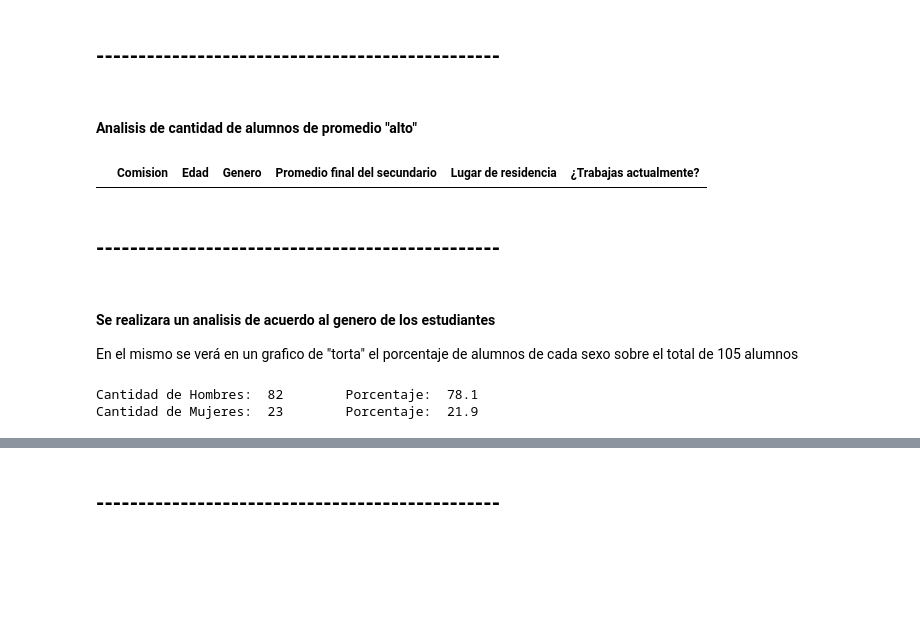
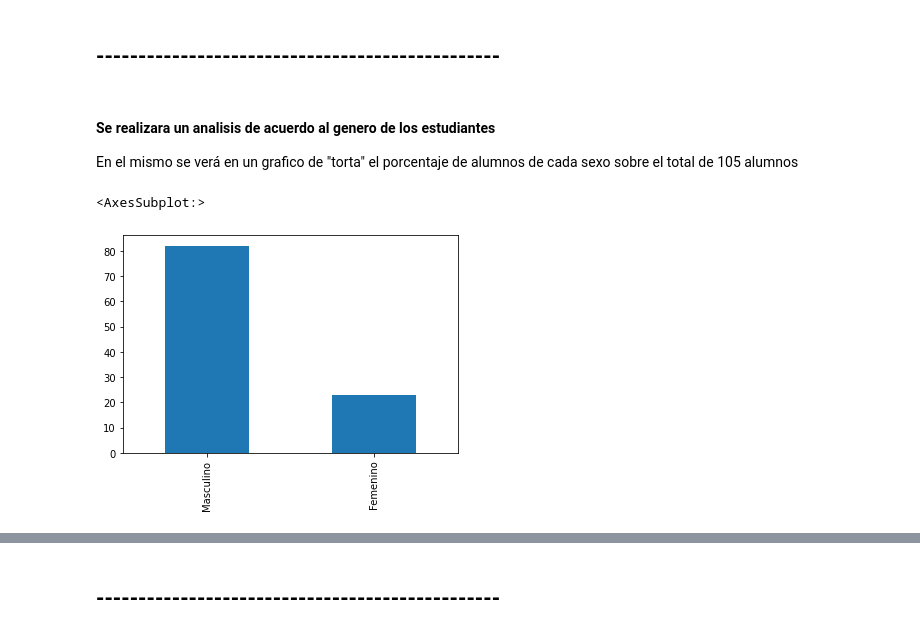
Before and after one commit to d4niel-san/Probabilidad-Aplicada, a Jupyter notebook: TP Final - Mermoz.ipynb, the cells around one changed output, grey strips where cells are left out. Saved outputs shown, nothing was run; the diff lists cells and outputs as text; code cells hidden in the pictures; blank space fills up the shorter version.

```diff
--- a/TP Final - Mermoz.ipynb
+++ b/TP Final - Mermoz.ipynb
@@ -87,27 +94,18 @@ df = df_filtrado
 Hay un total de  105  datos en  20  columnas en el dataframe filtrado
 # %% [markdown]
 ## ------------------------------------------------
-# %% [markdown]
-#### Analisis de cantidad de alumnos de promedio "alto"
-# %%
-df[df["Promedio final del secundario"]>=8].loc[[],["Comision","Edad","Genero","Promedio final del secundario","Lugar de residencia", "¿Trabajas actualmente?"]]
-# %% [output]
-|  | Comision | Edad | Genero | Promedio final del secundario | Lugar de residencia | ¿Trabajas actualmente? |
-# %% [markdown]
-## ------------------------------------------------
 # %% [markdown]
 #### Se realizara un analisis de acuerdo al genero de los estudiantes
 En el mismo se verá en un grafico de "torta" el porcentaje de alumnos de cada sexo sobre el total de 105 alumnos
-# %%
-cantM = len(df[df.Genero == 'Masculino'])
-cantF = len(df[df.Genero == 'Femenino'])
-porcM = round(cantM/rows*100,2)
-porcF = round(cantF/rows*100,2)
-print('Cantidad de Hombres: ',cantM,'\tPorcentaje: ',porcM)
-print('Cantidad de Mujeres: ',cantF,'\tPorcentaje: ',porcF)
-# %% [output]
-Cantidad de Hombres:  82        Porcentaje:  78.1
-Cantidad de Mujeres:  23        Porcentaje:  21.9
+# %%
+serie = df.Genero.value_counts()
+cantM = serie[0]
+cantF = serie[1]
+serie
+serie.plot.bar()
+# %% [output]
+<AxesSubplot:>
+[figure, added]
 # %%
 
 genero = 'Hombres', 'Mujeres'
```
Also changed, not shown: parts of 31 cells of this notebook, 2 other files.
